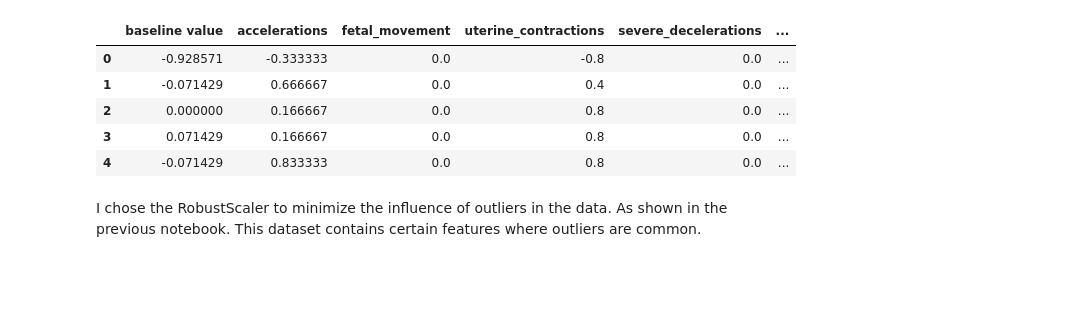
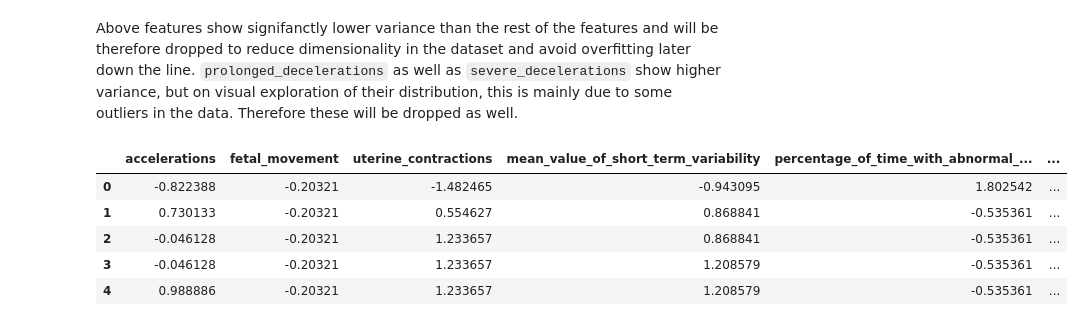
Before and after one commit to aegis301/fetal_health, a Jupyter notebook: 2_data_clustering.ipynb, the cells around one changed output. Drawn from its saved outputs; the diff is of its cells as text; code cells hidden in the pictures; blank space fills up the shorter version.

```diff
--- a/2_data_clustering.ipynb
+++ b/2_data_clustering.ipynb
@@ -6,25 +78,22 @@ import matplotlib.pyplot as plt
+# %% [markdown]
+Above features show signifanctly lower variance than the rest of the features and will be therefore dropped to reduce dimensionality in the dataset and avoid overfitting later down the line. `prolonged_decelerations` as well as `severe_decelerations` show higher variance, but on visual exploration of their distribution, this is mainly due to some outliers in the data. Therefore these will be dropped as well.
 # %%
-from sklearn.preprocessing import RobustScaler
-
-data = pd.read_csv('fetal_health_selection.csv')
-
-X = data.drop(columns=['fetal_health'])
-y = data['fetal_health']
+data_red = data.drop(columns=['baseline value', 'abnormal_short_term_variability', 'histogram_min', 'histogram_max', 'histogram_mode', 'prolongued_decelerations', 'severe_decelerations'])
+X = data_red.drop(columns=['fetal_health'])
+y = data_red['fetal_health']
+cols = data_red.columns
 
 
-
-scaler = RobustScaler()
-X_scaled = scaler.fit_transform(X)
-data_scaled_df = pd.DataFrame(X_scaled)
+scaler = StandardScaler()
+X = scaler.fit_transform(X)
+data_scaled_df = pd.DataFrame(X)
 data_scaled_df["fetal_health"] = data["fetal_health"]
-data_scaled_df.columns = data.columns
+data_scaled_df.columns = cols
 data_scaled_df.head()
 # %% [output]
-|  | baseline value | accelerations | fetal_movement | uterine_contractions | severe_decelerations | ... |
-| 0 | -0.928571 | -0.333333 | 0.0 | -0.8 | 0.0 | ... |
-| 1 | -0.071429 | 0.666667 | 0.0 | 0.4 | 0.0 | ... |
-| 2 | 0.000000 | 0.166667 | 0.0 | 0.8 | 0.0 | ... |
-| 3 | 0.071429 | 0.166667 | 0.0 | 0.8 | 0.0 | ... |
-| 4 | -0.071429 | 0.833333 | 0.0 | 0.8 | 0.0 | ... |
+|  | accelerations | fetal_movement | uterine_contractions | mean_value_of_short_term_variability | percentage_of_time_with_abnormal_... | ... |
+| 0 | -0.822388 | -0.20321 | -1.482465 | -0.943095 | 1.802542 | ... |
+| 1 | 0.730133 | -0.20321 | 0.554627 | 0.868841 | -0.535361 | ... |
+| 2 | -0.046128 | -0.20321 | 1.233657 | 0.868841 | -0.535361 | ... |
+| 3 | -0.046128 | -0.20321 | 1.233657 | 1.208579 | -0.535361 | ... |
+| 4 | 0.988886 | -0.20321 | 1.233657 | 1.208579 | -0.535361 | ... |
-# %% [markdown]
-I chose the RobustScaler to minimize the influence of outliers in the data. As shown in the previous notebook. This dataset contains certain features where outliers are common.
```
Also changed, not shown: parts of 16 cells of this notebook.
